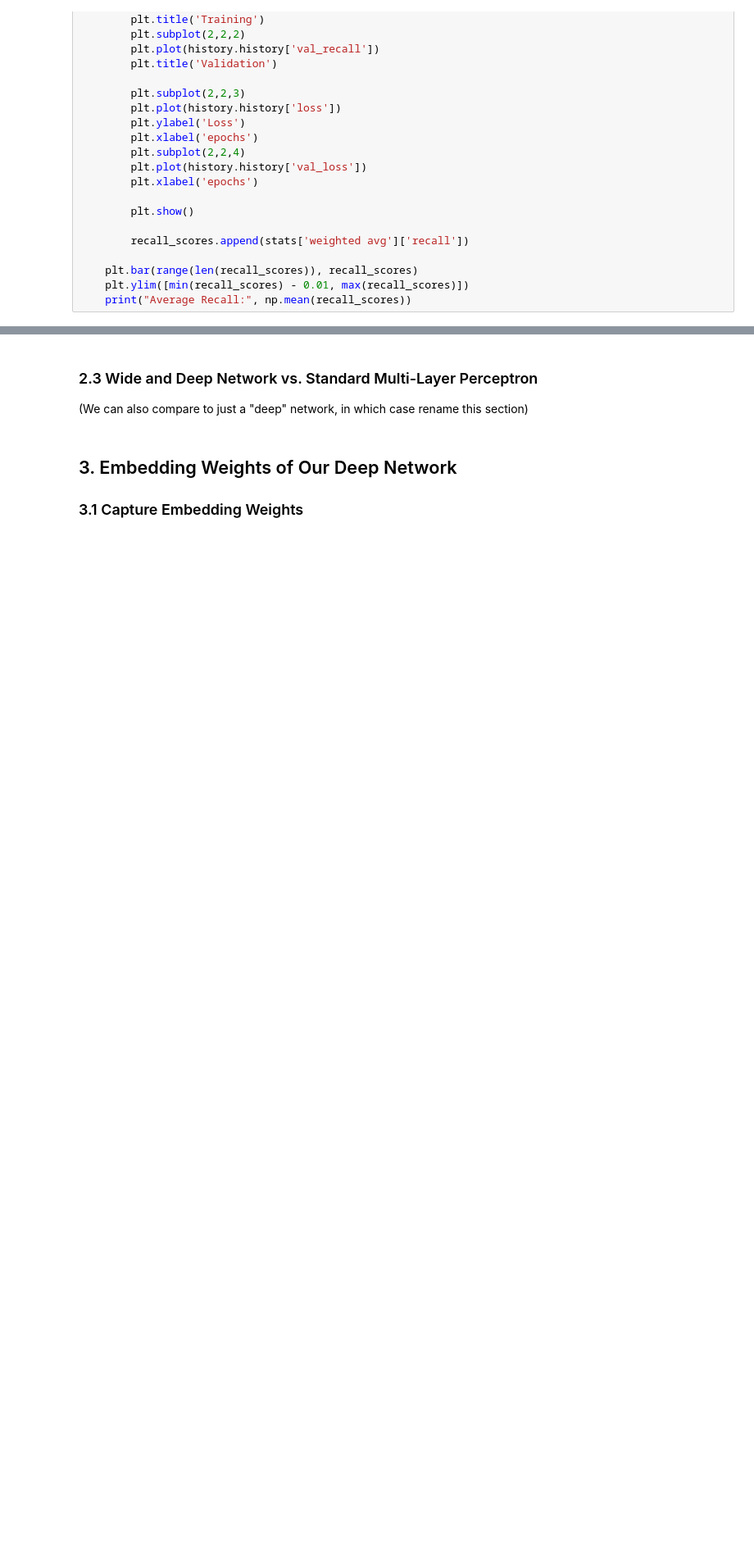
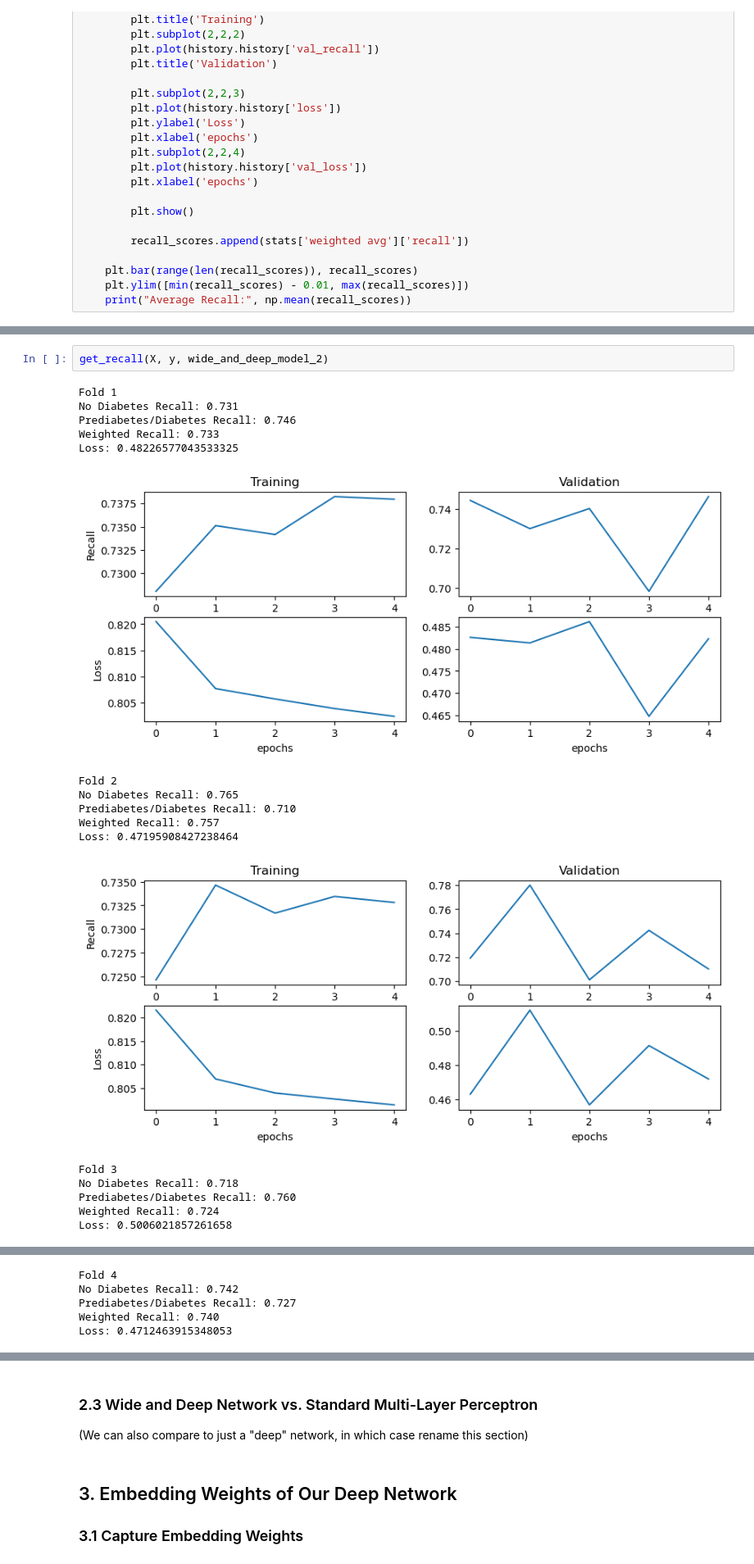
Before and after one commit to Mikecamdo/MachineLearning, a Jupyter notebook: Lab 5/WideAndDeepNetworks.ipynb, the cells around one changed output, grey strips where cells are left out. Shown at 82% size. Cells and saved outputs as stored; diff of their text form; blank space fills up the shorter version.

```diff
--- a/Lab 5/WideAndDeepNetworks.ipynb
+++ b/Lab 5/WideAndDeepNetworks.ipynb
@@ -455,0 +547,20 @@ Average Recall: 0.7357221696625671
+# %%
+get_recall(X, y, wide_and_deep_model_2)
+# %% [output]
+Fold 1
+No Diabetes Recall: 0.731
+Prediabetes/Diabetes Recall: 0.746
+Weighted Recall: 0.733
+Loss: 0.48226577043533325
+[figure, added]
+Fold 2
+No Diabetes Recall: 0.765
+Prediabetes/Diabetes Recall: 0.710
+Weighted Recall: 0.757
+Loss: 0.47195908427238464
+[figure, added]
+Fold 3
+No Diabetes Recall: 0.718
+Prediabetes/Diabetes Recall: 0.760
+Weighted Recall: 0.724
+Loss: 0.5006021857261658
@@ -455,0 +568,5 @@ Average Recall: 0.7357221696625671
+Fold 4
+No Diabetes Recall: 0.742
+Prediabetes/Diabetes Recall: 0.727
+Weighted Recall: 0.740
+Loss: 0.4712463915348053
```
Also changed, not shown: parts of 13 cells of this notebook.
